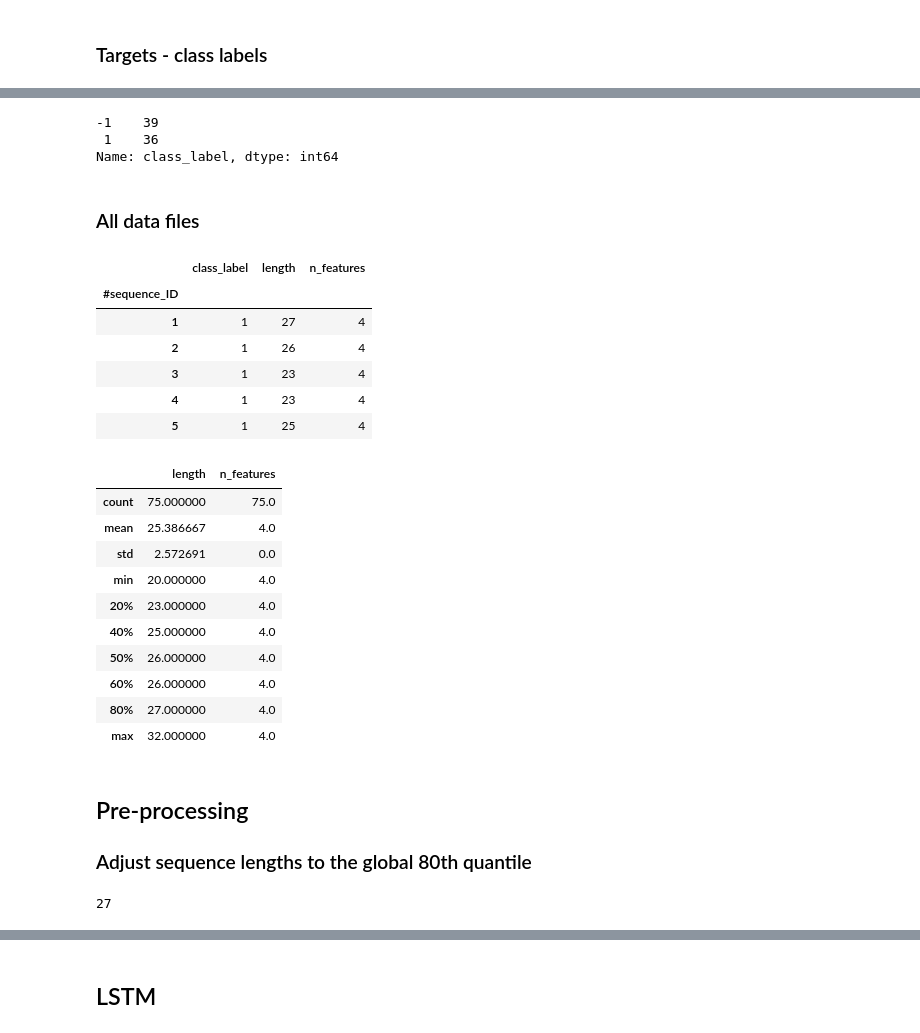
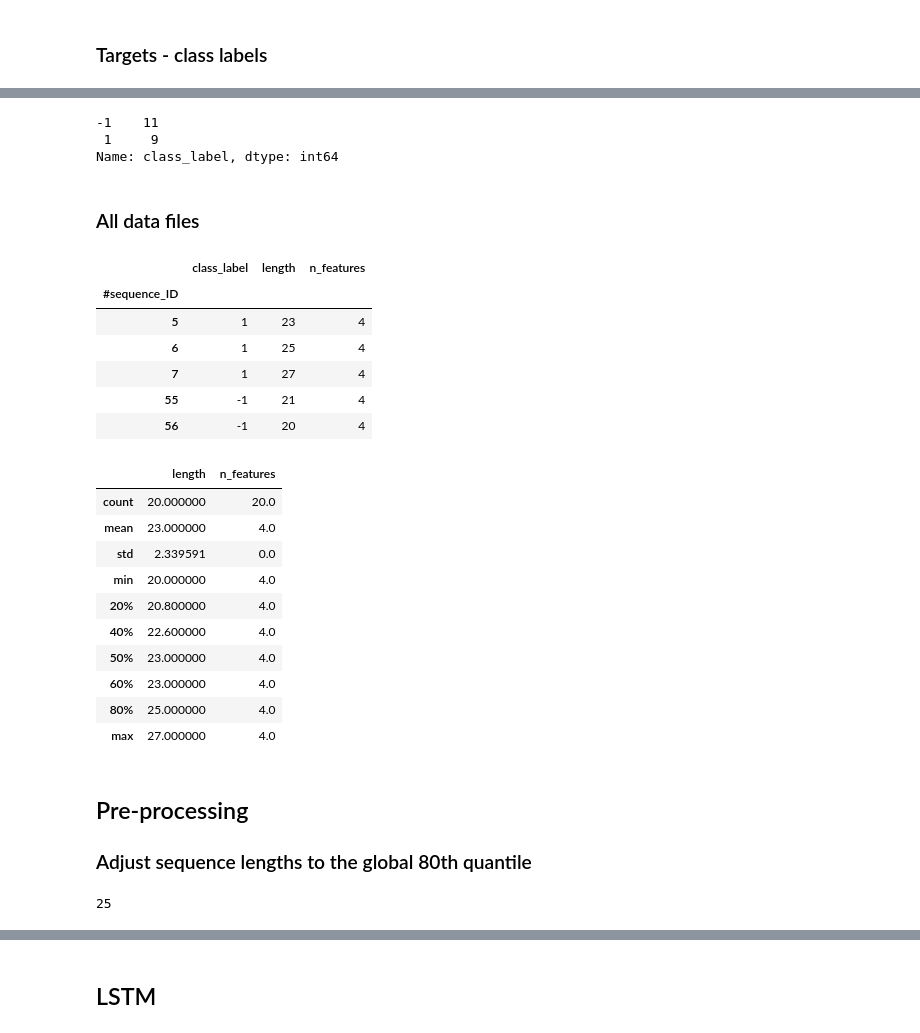
Before and after one commit to animaviridis/dmv-practicals, a Jupyter notebook: assessment/assignment1/task2/task2.ipynb, the cells around one changed output, grey strips where cells are left out. Drawn from its saved outputs; the diff is of its cells as text; code cells hidden in the pictures.

```diff
--- a/assessment/assignment1/task2/task2.ipynb
+++ b/assessment/assignment1/task2/task2.ipynb
@@ -21,6 +21,6 @@ files.upload() #upload the files needed with this command if you'd like. There a
 # %%
 FILE_NAME_PREFIX = 'Ambient_Living_'
-data_file_pattern = FILE_NAME_PREFIX + r'\d+.csv'
-data_files = list(filter(lambda s: re.match(file_name_pattern, s) is not None, os.listdir()))
+data_file_pattern = FILE_NAME_PREFIX + r'(?P<seq_id>\d+).csv'
+data_files = list(filter(lambda s: re.match(data_file_pattern, s) is not None, os.listdir()))
 len(data_files)
 # %% [output]
@@ -27,0 +28,3 @@ len(data_files)
+# %%
+seq_ids = sorted(int(re.match(data_file_pattern, file_name).group('seq_id')) for file_name in data_files)
+seq_ids
@@ -78,0 +74,4 @@ targets.head()
+# %%
+# load targets (class labels) for available sequences (only those which have been uploaded)
+targets = load_file('target', True).iloc[np.array(seq_ids)]
+targets.head()
@@ -79,8 +85,8 @@ targets.head()
 # %%
 targets['class_label'].value_counts()  # number of classes, class labels, number of examples per class
 # %% [output]
--1    39
- 1    36
+-1    11
+ 1     9
 Name: class_label, dtype: int64
 # %%
 all_labels = ((targets['class_label'].values + 1)/2).astype("int32")
@@ -91,31 +95,34 @@ all_data = {i: load_file(i) for i in range(1, len(data_files)+1)}
+# %%
+# load data for the available sequences
+all_data = [load_file(i) for i in seq_ids]
 # %%
 descr = targets['class_label'].to_frame()
 descr.index=targets['#sequence_ID']
-descr['length'] = [d.shape[0] for d in all_data.values()]
-descr['n_features'] = [d.shape[1] for d in all_data.values()]
+descr['length'] = [d.shape[0] for d in all_data]
+descr['n_features'] = [d.shape[1] for d in all_data]
 descr.head()
 # %% [output]
 |  | class_label | length | n_features |
 | #sequence_ID |  |  |  |
-| 1 | 1 | 27 | 4 |
-| 2 | 1 | 26 | 4 |
-| 3 | 1 | 23 | 4 |
-| 4 | 1 | 23 | 4 |
-| 5 | 1 | 25 | 4 |
+| 5 | 1 | 23 | 4 |
+| 6 | 1 | 25 | 4 |
+| 7 | 1 | 27 | 4 |
+| 55 | -1 | 21 | 4 |
+| 56 | -1 | 20 | 4 |
 # %%
 descr[descr.columns[1:]].describe(percentiles=np.arange(0.2, 1, 0.2))
 # %% [output]
 |  | length | n_features |
-| count | 75.000000 | 75.0 |
-| mean | 25.386667 | 4.0 |
-| std | 2.572691 | 0.0 |
+| count | 20.000000 | 20.0 |
+| mean | 23.000000 | 4.0 |
+| std | 2.339591 | 0.0 |
 | min | 20.000000 | 4.0 |
-| 20% | 23.000000 | 4.0 |
-| 40% | 25.000000 | 4.0 |
-| 50% | 26.000000 | 4.0 |
-| 60% | 26.000000 | 4.0 |
-| 80% | 27.000000 | 4.0 |
-| max | 32.000000 | 4.0 |
+| 20% | 20.800000 | 4.0 |
+| 40% | 22.600000 | 4.0 |
+| 50% | 23.000000 | 4.0 |
+| 60% | 23.000000 | 4.0 |
+| 80% | 25.000000 | 4.0 |
+| max | 27.000000 | 4.0 |
 # %% [markdown]
 ## Pre-processing
 ### Adjust sequence lengths to the global 80th quantile
@@ -124,7 +131,7 @@ q_cut = 0.8  # cut the length at the 80th quantile
 q_cut_value = int(descr['length'].quantile(q_cut))  # get the length corresponding to the quantile
 q_cut_value
 # %% [output]
-27
+25
 # %%
 fig, ax = plt.subplots(figsize=(12,4))
 
```
Also changed, not shown: parts of 15 cells of this notebook.
